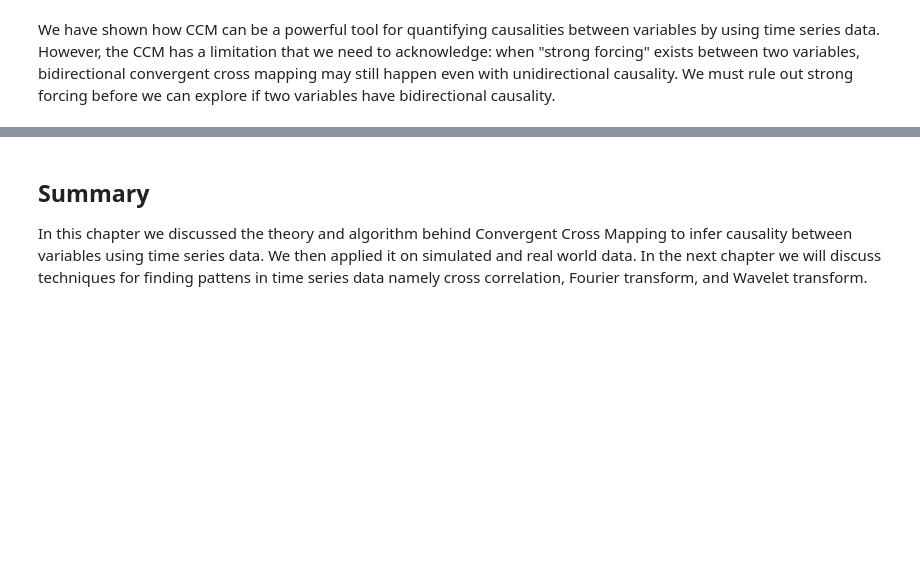
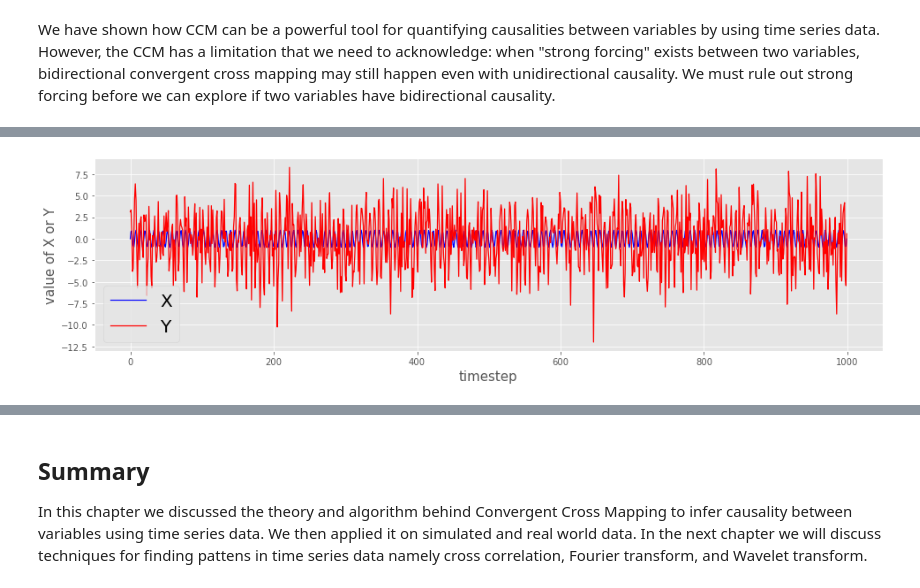
Before and after one commit to phdinds-aim/time_series_handbook, a Jupyter notebook: 06_ConvergentCrossMappingandSugiharaCausality/ccm_pai.ipynb, the cells around one changed output, grey strips where cells are left out. Saved outputs shown, nothing was run; the diff lists cells and outputs as text; code cells hidden in the pictures; blank space fills up the shorter version.

```diff
--- a/06_ConvergentCrossMappingandSugiharaCausality/ccm_pai.ipynb
+++ b/06_ConvergentCrossMappingandSugiharaCausality/ccm_pai.ipynb
@@ -1607,0 +1620,23 @@ We have shown how CCM can be a powerful tool for quantifying causalities between
+# %%
+# generator function for the systems above
+
+def linear_dynamic(L=1000, A=2.6, B=2.6):
+    X = [np.sin(0)]
+    Y = []
+    for i in range(1, L+1):
+        X_ = np.sin(i)
+        Y_ = A*X[-1] + B*np.random.standard_normal()
+        X.append(X_)
+        Y.append(Y_)
+
+    return X[:-1], Y
+
+X, Y = linear_dynamic()
+plt.figure(figsize=(16,4))
+plt.plot(X, linewidth=1.25, label='X', c='b')
+plt.plot(Y, c='r', linewidth=1.25, label='Y')
+plt.xlabel('timestep', size=15)
+plt.ylabel('value of X or Y', size=15)
+plt.legend(prop={'size': 20});
+# %% [output]
+[figure, added]
```
Also changed, not shown: parts of 11 cells of this notebook.
